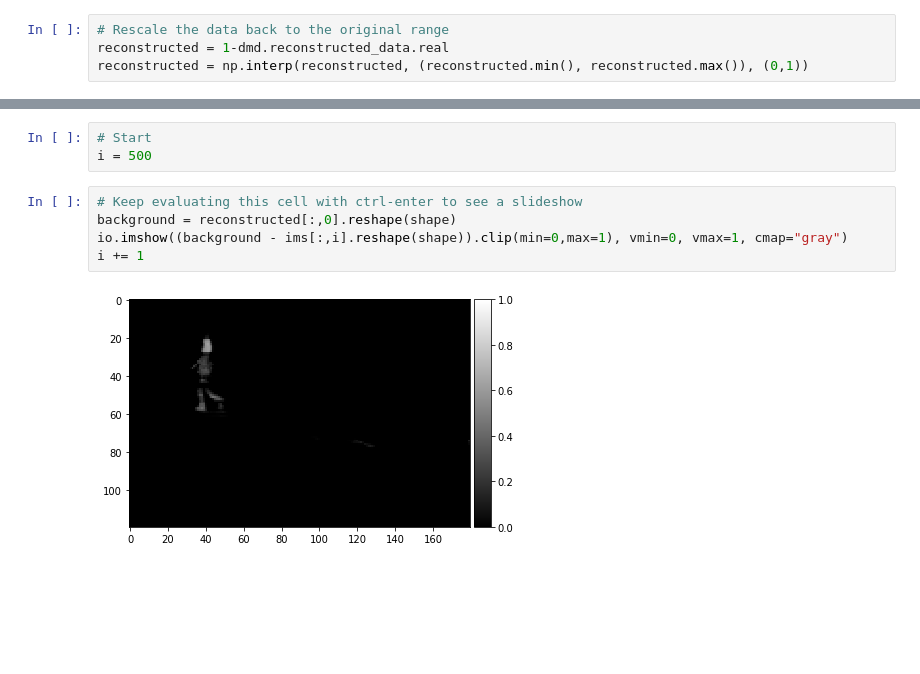
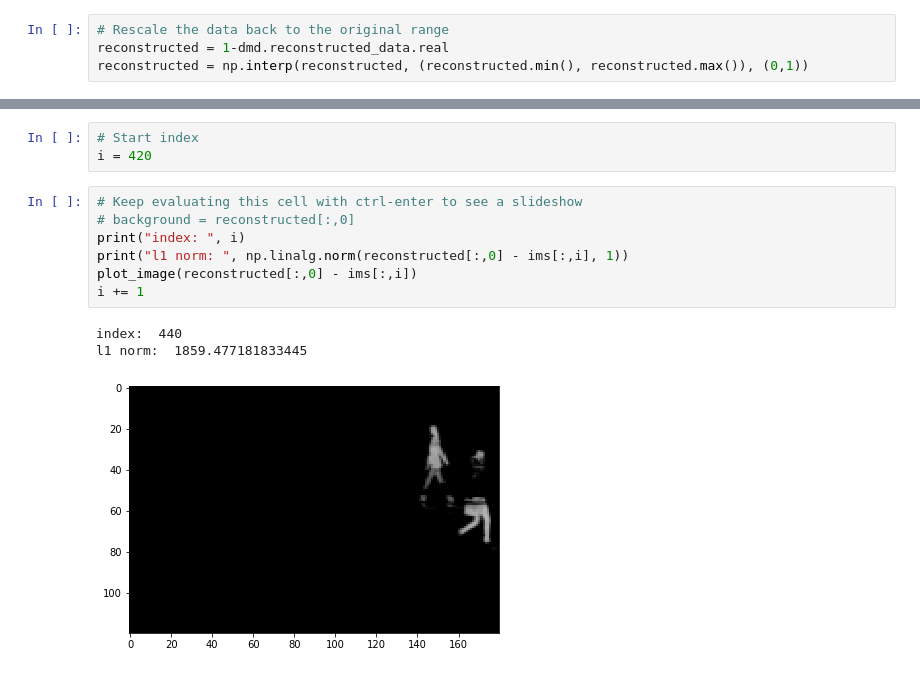
Before and after one commit to haakonrob/DMD-and-CS-for-object-detection, a Jupyter notebook: notebooks/background_subtraction.ipynb, the cells around one changed output, grey strips where cells are left out. Drawn from its saved outputs; the diff is of its cells as text; blank space fills up the shorter version.

```diff
--- a/notebooks/background_subtraction.ipynb
+++ b/notebooks/background_subtraction.ipynb
@@ -108,10 +102,14 @@ plot_image(dmd.modes[:,0].real.reshape(shape))
 # %%
-# Start
-i = 500
+# Start index
+i = 420
 # %%
 # Keep evaluating this cell with ctrl-enter to see a slideshow
-background = reconstructed[:,0].reshape(shape)
-io.imshow((background - ims[:,i].reshape(shape)).clip(min=0,max=1), vmin=0, vmax=1, cmap="gray")
+# background = reconstructed[:,0]
+print("index: ", i)
+print("l1 norm: ", np.linalg.norm(reconstructed[:,0] - ims[:,i], 1))
+plot_image(reconstructed[:,0] - ims[:,i])
 i += 1
 # %% [output]
+index:  440
+l1 norm:  1859.477181833445
-[figure, old version]
+[figure, new version]
```
Also changed, not shown: parts of 13 cells of this notebook.
